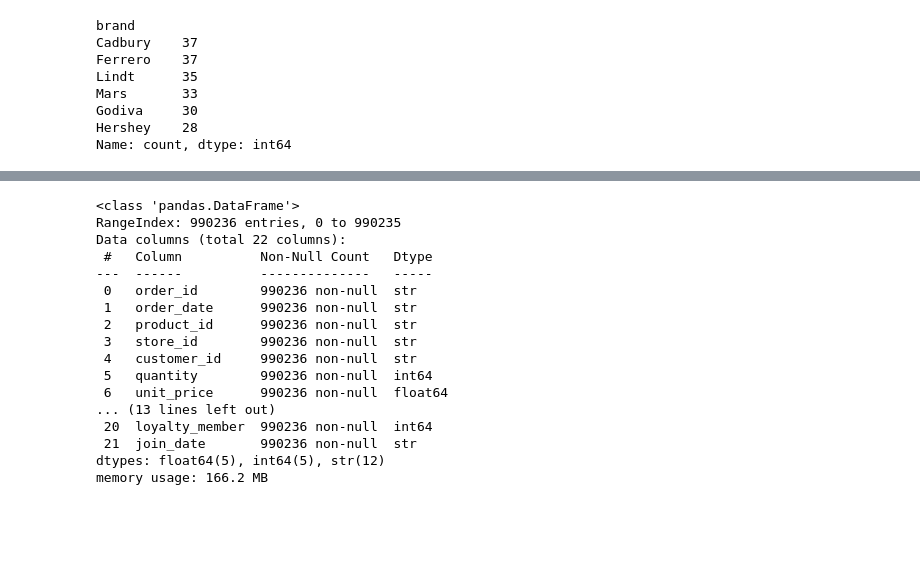
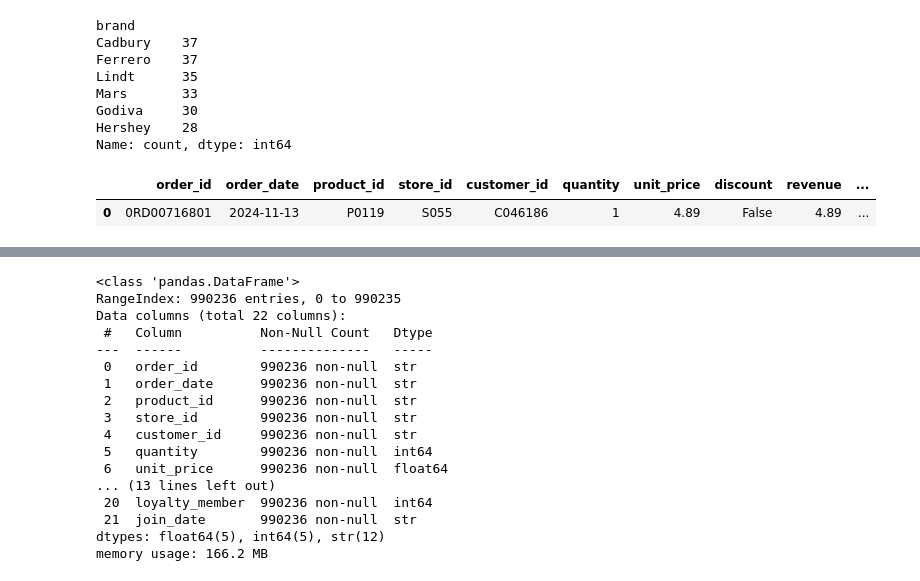
Before and after one commit to GeorgeFrezerMakina/Data-Analysis-Portifolio, a Jupyter notebook: chocolate-sales-analysis/chocolate-sales-analysis.ipynb, the cells around one changed output, grey strips where cells are left out. Saved outputs shown, nothing was run; the diff lists cells and outputs as text; code cells hidden in the pictures; blank space fills up the shorter version.

```diff
--- a/chocolate-sales-analysis/chocolate-sales-analysis.ipynb
+++ b/chocolate-sales-analysis/chocolate-sales-analysis.ipynb
@@ -430,3 +431,8 @@ Mars       33
 Godiva     30
 Hershey    28
 Name: count, dtype: int64
+# %%
+sales_stores_df.head(1)
+# %% [output]
+|  | order_id | order_date | product_id | store_id | customer_id | quantity | unit_price | discount | revenue | ... |
+| 0 | 0RD00716801 | 2024-11-13 | P0119 | S055 | C046186 | 1 | 4.89 | False | 4.89 | ... |
```
Also changed, not shown: parts of 7 cells of this notebook.
